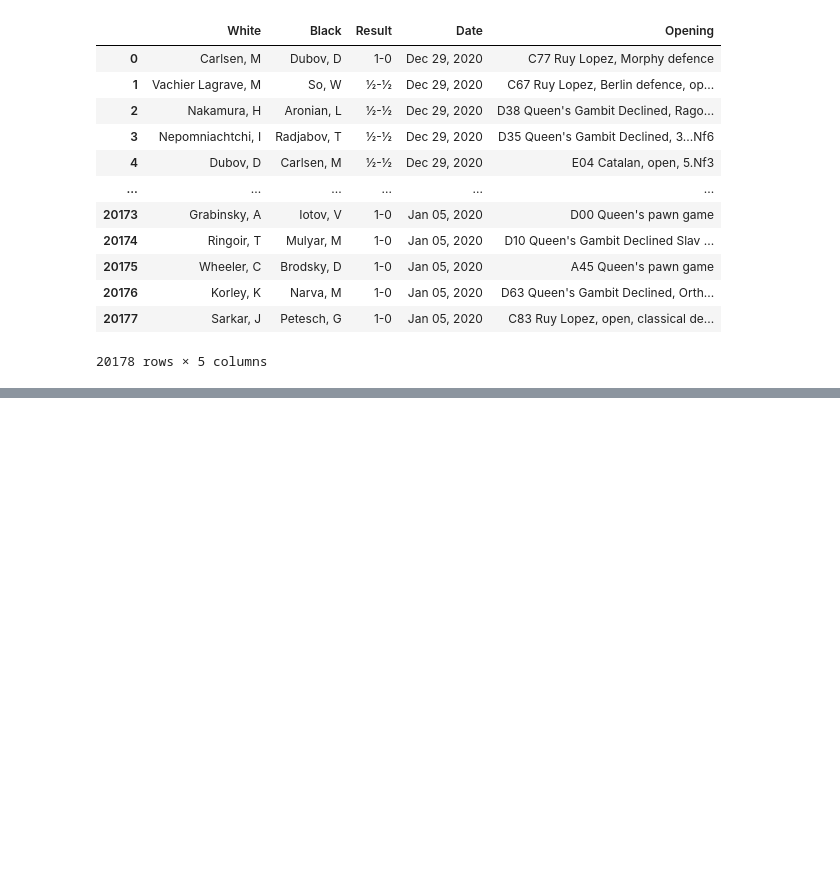
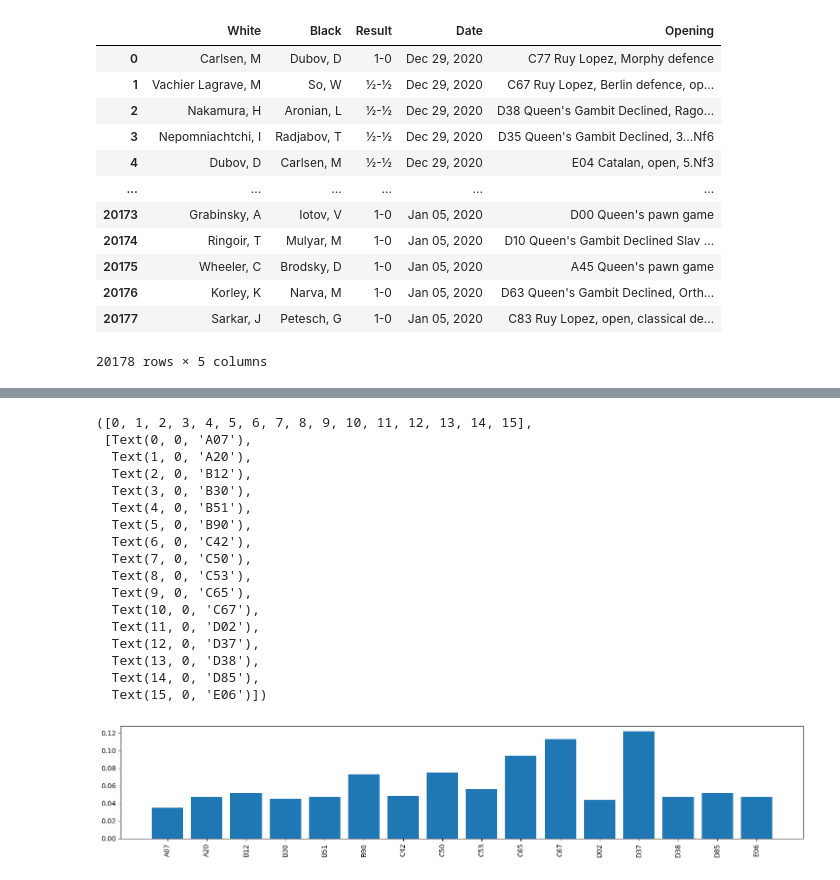
Before and after one commit to poporubeus/Chess_network, a Jupyter notebook: analisi_bipartito.ipynb, the cells around one changed output, grey strips where cells are left out. Cells and saved outputs as stored; diff of their text form; code cells hidden in the pictures; blank space fills up the shorter version.

```diff
--- a/analisi_bipartito.ipynb
+++ b/analisi_bipartito.ipynb
@@ -429,0 +990,8 @@ len(players_graph.nodes)
+# %%
+treshold = 20   ### imposto una soglia che tolgo cos' da avere un histo più piccolino
+altro_diz_con_trsheold = {}
+for i in eco_dizionario:
+    if eco_dizionario[i] >= treshold:
+        altro_diz_con_trsheold[i] = eco_dizionario[i]
+# %%
+norma = sum(altro_diz_con_trsheold.values())
@@ -429,0 +1002,2 @@ len(players_graph.nodes)
+# %%
+valori = np.array(list(altro_diz_con_trsheold.values()))
@@ -429,0 +1011,23 @@ len(players_graph.nodes)
+# %%
+figure = plt.figure(figsize=(18,3))
+plt.bar(altro_diz_con_trsheold.keys(), valori/norma)
+plt.xticks(rotation=90)
+# %% [output]
+([0, 1, 2, 3, 4, 5, 6, 7, 8, 9, 10, 11, 12, 13, 14, 15],
+ [Text(0, 0, 'A07'),
+  Text(1, 0, 'A20'),
+  Text(2, 0, 'B12'),
+  Text(3, 0, 'B30'),
+  Text(4, 0, 'B51'),
+  Text(5, 0, 'B90'),
+  Text(6, 0, 'C42'),
+  Text(7, 0, 'C50'),
+  Text(8, 0, 'C53'),
+  Text(9, 0, 'C65'),
+  Text(10, 0, 'C67'),
+  Text(11, 0, 'D02'),
+  Text(12, 0, 'D37'),
+  Text(13, 0, 'D38'),
+  Text(14, 0, 'D85'),
+  Text(15, 0, 'E06')])
+[figure, added]
```
Also changed, not shown: parts of 83 cells of this notebook.
